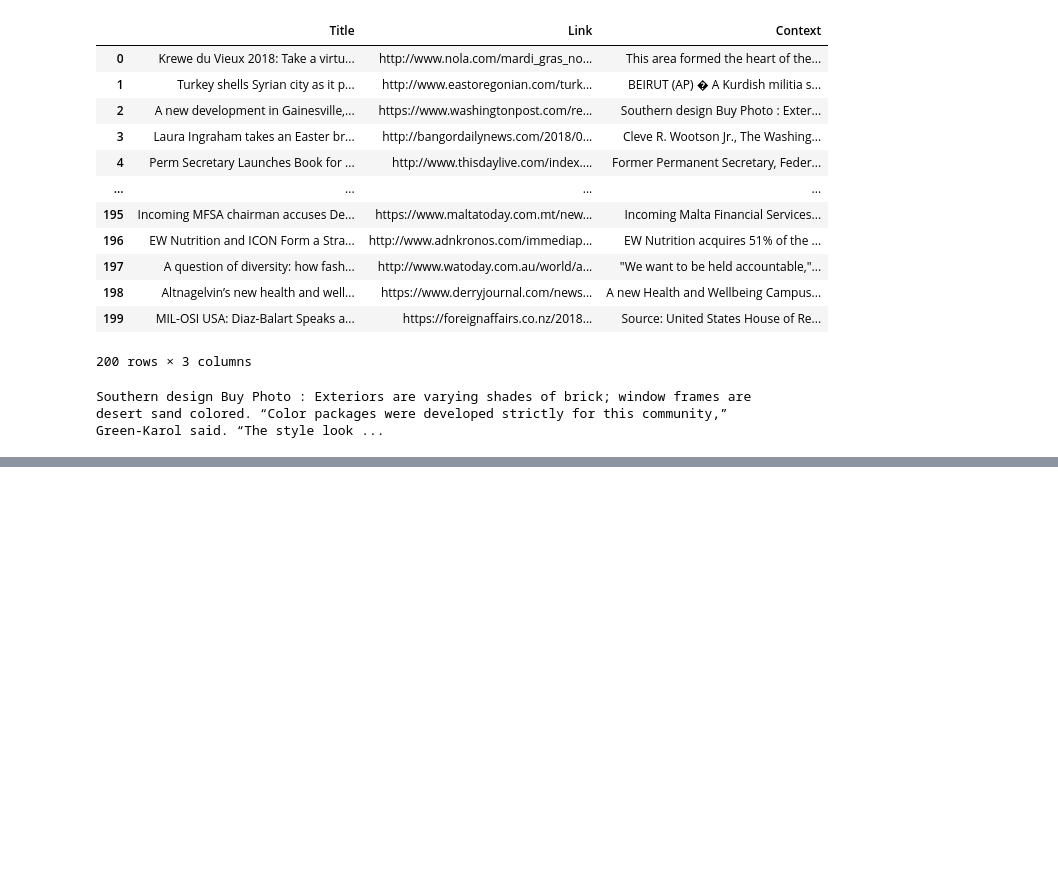
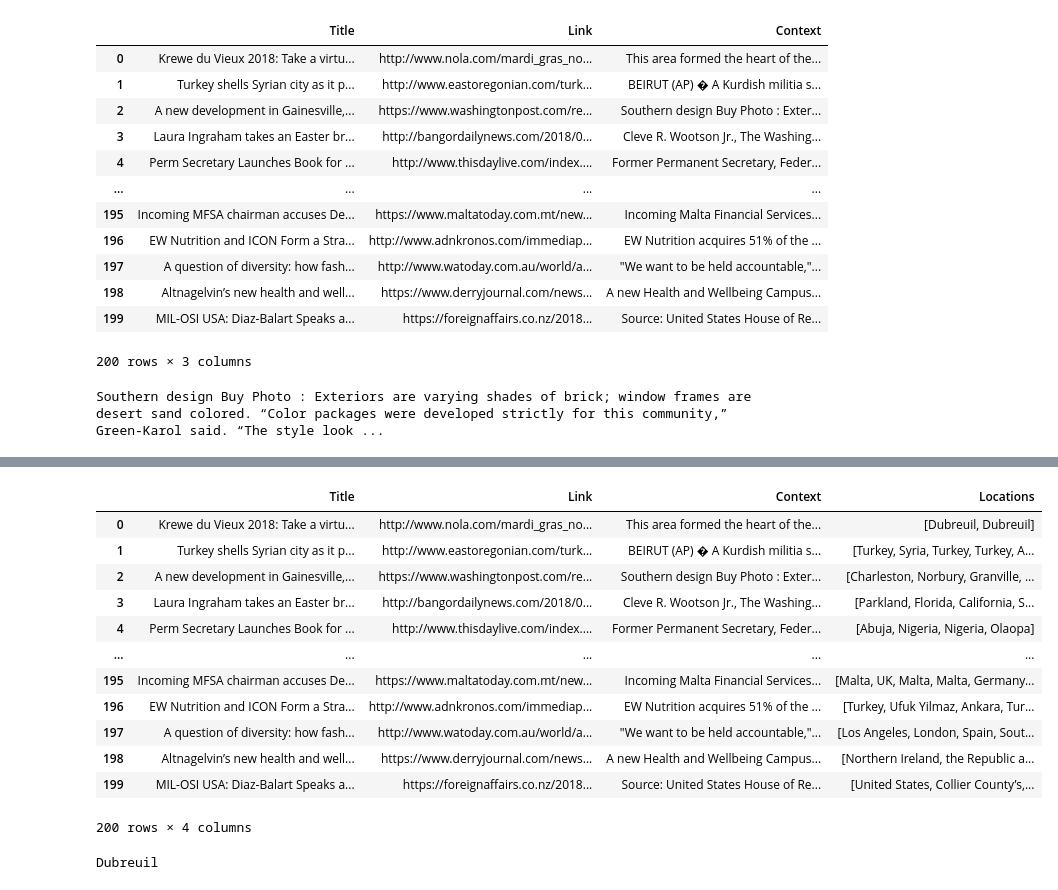
Before and after one commit to NareshGusain/GeoLocation, a Jupyter notebook: trail.ipynb, the cells around one changed output, grey strips where cells are left out. Saved outputs shown, nothing was run; the diff lists cells and outputs as text; code cells hidden in the pictures; blank space fills up the shorter version.

```diff
--- a/trail.ipynb
+++ b/trail.ipynb
@@ -97,0 +99,3 @@ A retired electrician says the spark in his marriage still exists as the happy c
+# %%
+df.drop(columns=["Unnamed: 0","Link"], axis=1, inplace=True)
+df
@@ -97,0 +129,22 @@ A retired electrician says the spark in his marriage still exists as the happy c
+# %%
+#df["Locations"] = df["Context"].apply(contextToloc)
+df
+# %% [output]
+|  | Title | Link | Context | Locations |
+| 0 | Krewe du Vieux 2018: Take a virtu... | http://www.nola.com/mardi_gras_no... | This area formed the heart of the... | [Dubreuil, Dubreuil] |
+| 1 | Turkey shells Syrian city as it p... | http://www.eastoregonian.com/turk... | BEIRUT (AP) � A Kurdish militia s... | [Turkey, Syria, Turkey, Turkey, A... |
+| 2 | A new development in Gainesville,... | https://www.washingtonpost.com/re... | Southern design Buy Photo : Exter... | [Charleston, Norbury, Granville, ... |
+| 3 | Laura Ingraham takes an Easter br... | http://bangordailynews.com/2018/0... | Cleve R. Wootson Jr., The Washing... | [Parkland, Florida, California, S... |
+| 4 | Perm Secretary Launches Book for ... | http://www.thisdaylive.com/index.... | Former Permanent Secretary, Feder... | [Abuja, Nigeria, Nigeria, Olaopa] |
+| ... | ... | ... | ... | ... |
+| 195 | Incoming MFSA chairman accuses De... | https://www.maltatoday.com.mt/new... | Incoming Malta Financial Services... | [Malta, UK, Malta, Malta, Germany... |
+| 196 | EW Nutrition and ICON Form a Stra... | http://www.adnkronos.com/immediap... | EW Nutrition acquires 51% of the ... | [Turkey, Ufuk Yilmaz, Ankara, Tur... |
+| 197 | A question of diversity: how fash... | http://www.watoday.com.au/world/a... | "We want to be held accountable,"... | [Los Angeles, London, Spain, Sout... |
+| 198 | Altnagelvin’s new health and well... | https://www.derryjournal.com/news... | A new Health and Wellbeing Campus... | [Northern Ireland, the Republic a... |
+| 199 | MIL-OSI USA: Diaz-Balart Speaks a... | https://foreignaffairs.co.nz/2018... | Source: United States House of Re... | [United States, Collier County’s,... |
+200 rows × 4 columns
+# %%
+def remove_dup(arr_input: list) ->list:
+    arr_input = set(arr_input)
+# %% [output]
+Dubreuil
```
Also changed, not shown: parts of 9 cells of this notebook.
